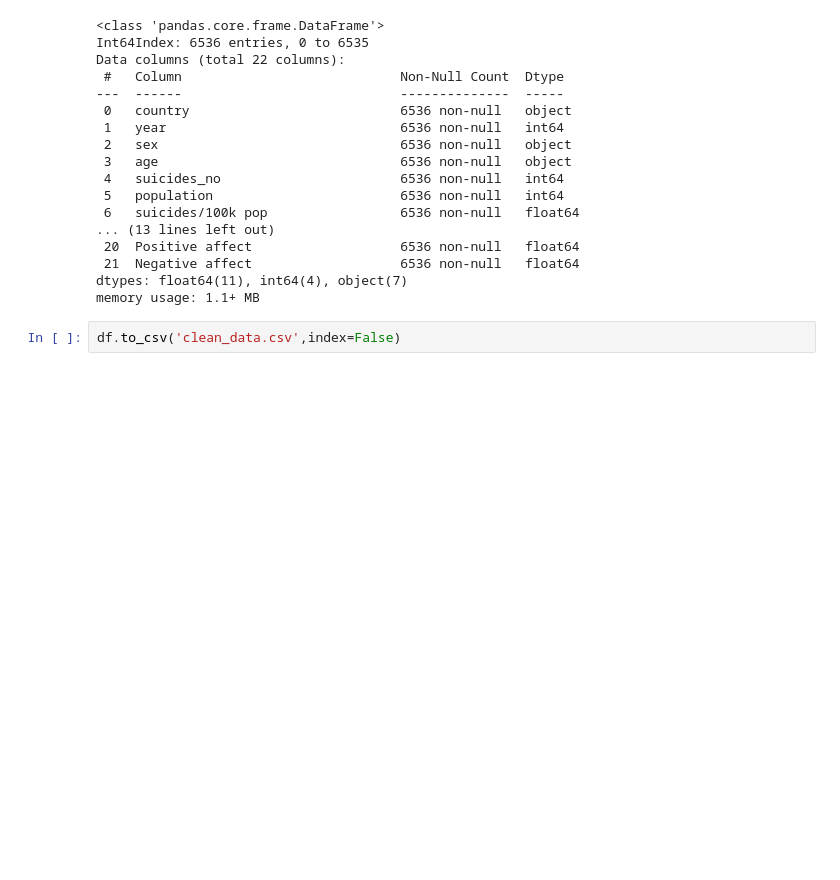
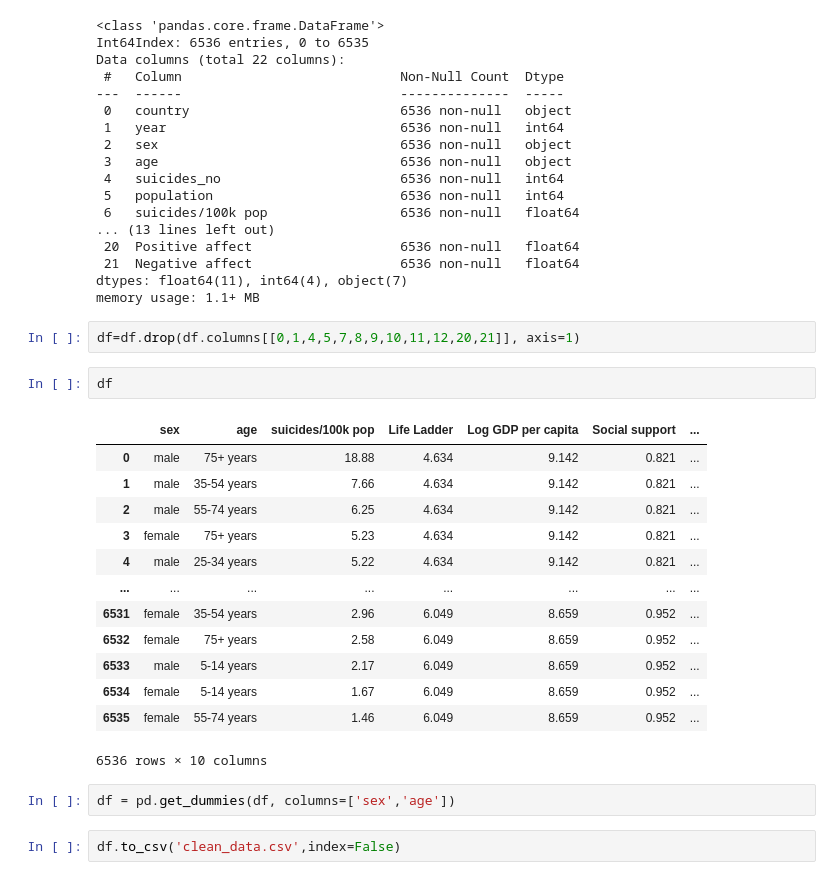
Before and after one commit to BernardLesley/Data_Analysis_Suicide_Rate, a Jupyter notebook: data_cleaning.ipynb, the cells around one changed output. Cells and saved outputs as stored; diff of their text form; blank space fills up the shorter version.

```diff
--- a/data_cleaning.ipynb
+++ b/data_cleaning.ipynb
@@ -75,5 +75,25 @@ Data columns (total 22 columns):
  21  Negative affect                   6536 non-null   float64
 dtypes: float64(11), int64(4), object(7)
 memory usage: 1.1+ MB
+# %%
+df=df.drop(df.columns[[0,1,4,5,7,8,9,10,11,12,20,21]], axis=1)
+# %%
+df
+# %% [output]
+|  | sex | age | suicides/100k pop | Life Ladder | Log GDP per capita | Social support | ... |
+| 0 | male | 75+ years | 18.88 | 4.634 | 9.142 | 0.821 | ... |
+| 1 | male | 35-54 years | 7.66 | 4.634 | 9.142 | 0.821 | ... |
+| 2 | male | 55-74 years | 6.25 | 4.634 | 9.142 | 0.821 | ... |
+| 3 | female | 75+ years | 5.23 | 4.634 | 9.142 | 0.821 | ... |
+| 4 | male | 25-34 years | 5.22 | 4.634 | 9.142 | 0.821 | ... |
+| ... | ... | ... | ... | ... | ... | ... | ... |
+| 6531 | female | 35-54 years | 2.96 | 6.049 | 8.659 | 0.952 | ... |
+| 6532 | female | 75+ years | 2.58 | 6.049 | 8.659 | 0.952 | ... |
+| 6533 | male | 5-14 years | 2.17 | 6.049 | 8.659 | 0.952 | ... |
+| 6534 | female | 5-14 years | 1.67 | 6.049 | 8.659 | 0.952 | ... |
+| 6535 | female | 55-74 years | 1.46 | 6.049 | 8.659 | 0.952 | ... |
+6536 rows × 10 columns
+# %%
+df = pd.get_dummies(df, columns=['sex','age'])
 # %%
 df.to_csv('clean_data.csv',index=False)
```
Also changed, not shown: 2 other files.
